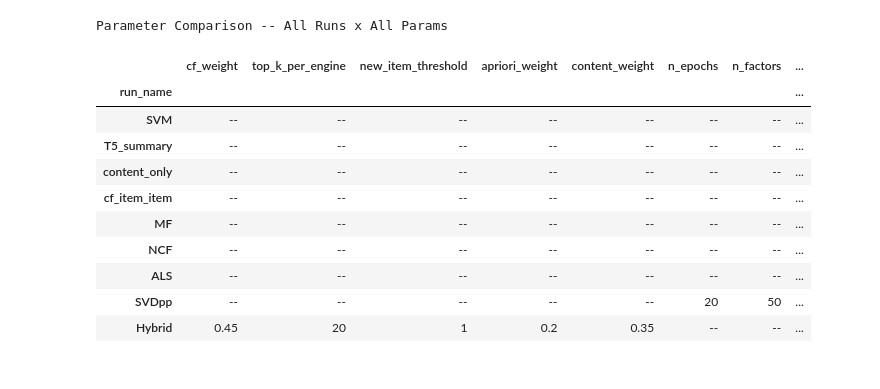
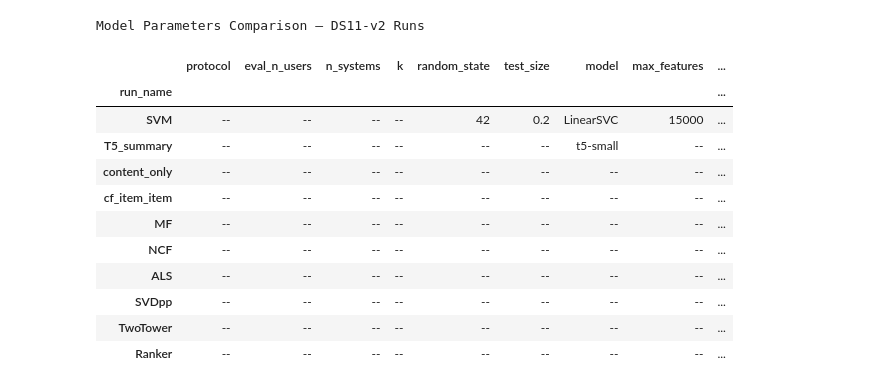
Before and after one commit to warutkm/rs, a Jupyter notebook: src/11_mlflow_report.ipynb, the cells around one changed output. Cells and saved outputs as stored; diff of their text form; code cells hidden in the pictures.

```diff
--- a/src/11_mlflow_report.ipynb
+++ b/src/11_mlflow_report.ipynb
@@ -167,17 +55,0 @@ Run names found  : ['ALS', 'Hybrid', 'MF', 'NCF', 'SVDpp', 'SVM', 'T5_summary',
-# %%
-# --- Keep only the LATEST FINISHED run per run_name ------------------------
-# Handles the common case where a training file was re-run multiple times.
-runs_df = runs_df[runs_df['status'] == 'FINISHED'].copy()
-runs_df = (
-    runs_df
-    .sort_values('start_time', ascending=False)
-    .drop_duplicates(subset=[RUN_NAME_COL], keep='first')
-    .reset_index(drop=True)
-)
-runs_df['run_name'] = runs_df[RUN_NAME_COL]
-
-# Filter to the 9 expected runs only -- drop anything unrecognised
-runs_df = runs_df[runs_df['run_name'].isin(ALL_RUNS)].reset_index(drop=True)
-
-print(f'Unique finished runs kept: {len(runs_df)}')
-print(runs_df[['run_name', 'run_id', 'start_time']].to_string(index=False))
@@ -199,36 +112,24 @@ All runs × all logged params side by side.
 # %%
-param_cols         = [c for c in runs_df.columns if c.startswith('params.')]
+param_cols = [c for c in runs_df_filtered.columns if c.startswith('params.')]
 param_display_cols = [c.replace('params.', '') for c in param_cols]
 
-param_df = runs_df[['run_name'] + param_cols].copy()
+param_df = runs_df_filtered[['run_name'] + param_cols].copy()
 param_df.columns = ['run_name'] + param_display_cols
-param_df = param_df.set_index('run_name')
-param_df = param_df.dropna(axis=1, how='all')
+param_df = param_df.set_index('run_name').dropna(axis=1, how='all')
 
-# Canonical display order
+# Reindex in logical order
 canonical = [r for r in ALL_RUNS if r in param_df.index]
-param_df  = param_df.reindex(canonical)
+param_df = param_df.reindex(canonical)
 
-print(f'Param columns ({len(param_df.columns)}): {list(param_df.columns)}')
-print(f'Runs          ({len(param_df.index)}): {list(param_df.index)}')
-
+print(f"Parameter table shape: {param_df.shape}")
 display(
-    param_df
-    .fillna('--')
-    .style
-    .set_caption('Parameter Comparison -- All Runs x All Params')
+    param_df.fillna('--').style
+    .set_caption("Model Parameters Comparison — DS11-v2 Runs")
     .set_table_styles([
-        {'selector': 'caption',
-         'props': [('font-size', '15px'), ('font-weight', 'bold'),
-                   ('color', '#222'), ('padding', '10px 0')]},
-        {'selector': 'th',
-         'props': [('background-color', '#1a1a2e'), ('color', '#eee'),
-                   ('padding', '8px 12px'), ('font-size', '12px')]},
-        {'selector': 'td',
-         'props': [('padding', '7px 12px'), ('font-size', '12px'),
-                   ('text-align', 'center')]},
-        {'selector': 'tr:nth-child(even) td',
-         'props': [('background-color', '#f0f0f5')]},
+        {'selector': 'caption', 'props': [('font-size', '15px'), ('font-weight', 'bold'), ('padding', '10px 0')]},
+        {'selector': 'th', 'props': [('background-color', '#1a1a2e'), ('color', '#eee'), ('padding', '8px 12px'), ('font-size', '12px')]},
+        {'selector': 'td', 'props': [('padding', '7px 12px'), ('font-size', '12px'), ('text-align', 'center')]},
+        {'selector': 'tr:nth-child(even) td', 'props': [('background-color', '#f0f0f5')]},
     ])
 )
 # %% [output]
@@ -237,12 +137,13 @@ Runs          (9): ['SVM', 'T5_summary', 'content_only', 'cf_item_item', 'MF', '
-Parameter Comparison -- All Runs x All Params
+Model Parameters Comparison — DS11-v2 Runs
-|  | cf_weight | top_k_per_engine | new_item_threshold | apriori_weight | content_weight | n_epochs | n_factors | ... |
-| run_name |  |  |  |  |  |  |  | ... |
-| SVM | -- | -- | -- | -- | -- | -- | -- | ... |
-| T5_summary | -- | -- | -- | -- | -- | -- | -- | ... |
-| content_only | -- | -- | -- | -- | -- | -- | -- | ... |
-| cf_item_item | -- | -- | -- | -- | -- | -- | -- | ... |
-| MF | -- | -- | -- | -- | -- | -- | -- | ... |
-| NCF | -- | -- | -- | -- | -- | -- | -- | ... |
-| ALS | -- | -- | -- | -- | -- | -- | -- | ... |
-| SVDpp | -- | -- | -- | -- | -- | 20 | 50 | ... |
-| Hybrid | 0.45 | 20 | 1 | 0.2 | 0.35 | -- | -- | ... |
+|  | protocol | eval_n_users | n_systems | k | random_state | test_size | model | max_features | ... |
+| run_name |  |  |  |  |  |  |  |  | ... |
+| SVM | -- | -- | -- | -- | 42 | 0.2 | LinearSVC | 15000 | ... |
+| T5_summary | -- | -- | -- | -- | -- | -- | t5-small | -- | ... |
+| content_only | -- | -- | -- | -- | -- | -- | -- | -- | ... |
+| cf_item_item | -- | -- | -- | -- | -- | -- | -- | -- | ... |
+| MF | -- | -- | -- | -- | -- | -- | -- | -- | ... |
+| NCF | -- | -- | -- | -- | -- | -- | -- | -- | ... |
+| ALS | -- | -- | -- | -- | -- | -- | -- | -- | ... |
+| SVDpp | -- | -- | -- | -- | -- | -- | -- | -- | ... |
+| TwoTower | -- | -- | -- | -- | -- | -- | -- | -- | ... |
+| Ranker | -- | -- | -- | -- | -- | -- | -- | -- | ... |
```
Also changed, not shown: parts of 21 cells of this notebook, 10 other files.
